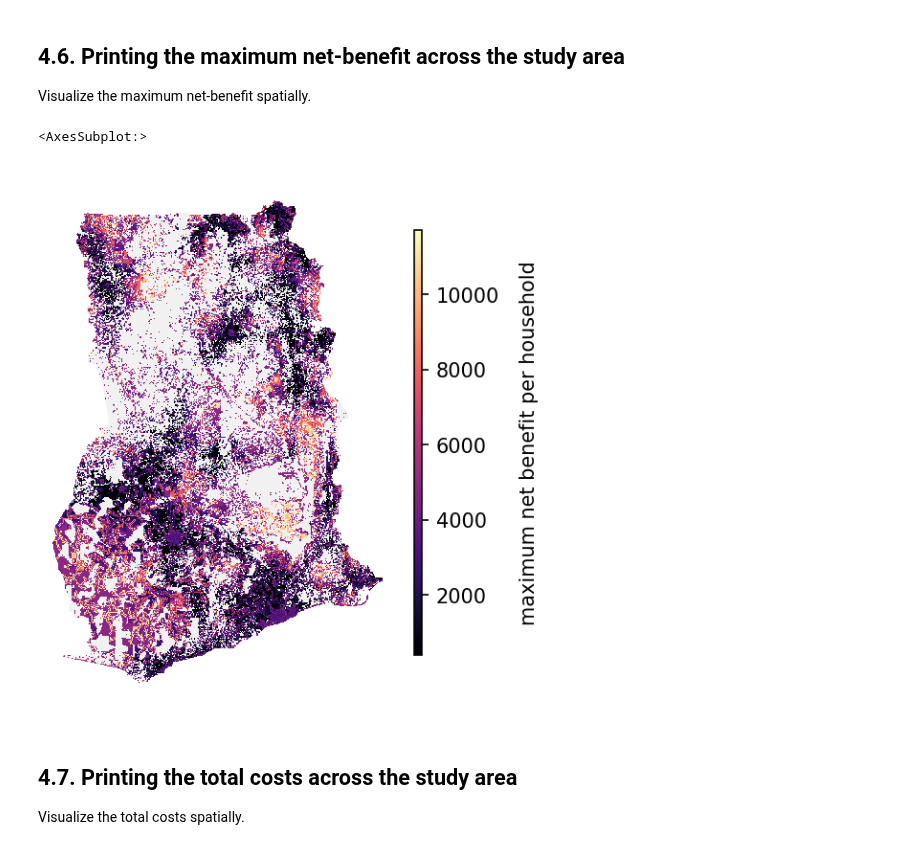
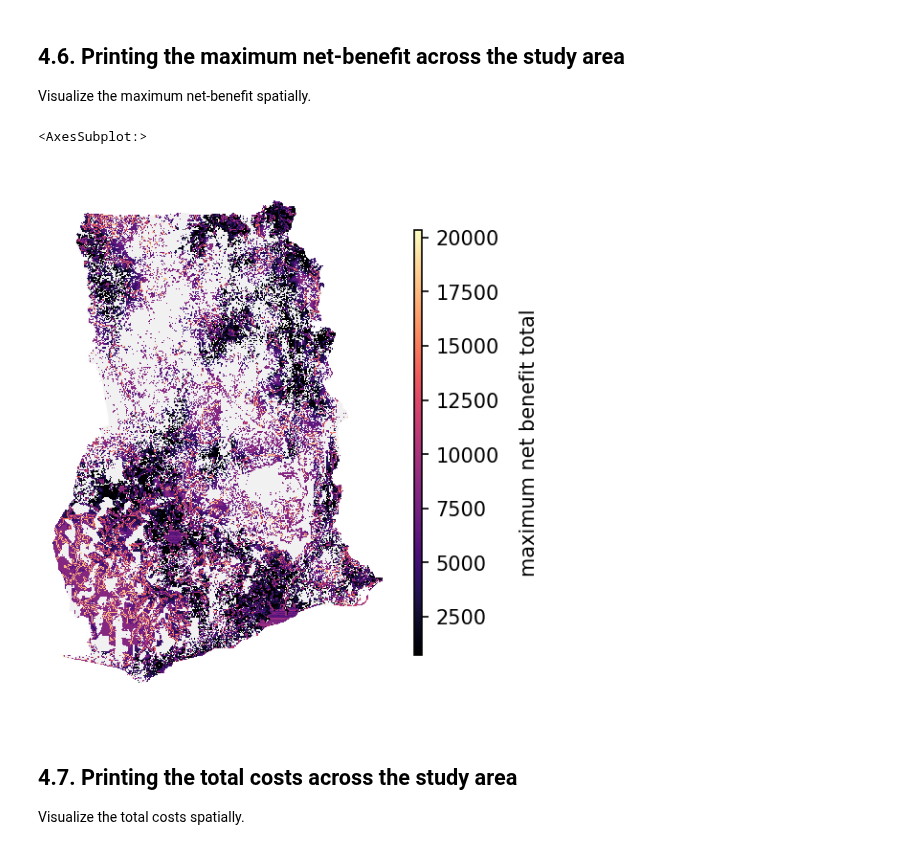
Before and after one commit to Open-Source-Spatial-Clean-Cooking-Tool/OnStove, a Jupyter notebook: example/OnStove_notebook.ipynb, the cells around one changed output. Saved outputs shown, nothing was run; the diff lists cells and outputs as text; code cells hidden in the pictures.

```diff
--- a/example/OnStove_notebook.ipynb
+++ b/example/OnStove_notebook.ipynb
@@ -532,10 +547,10 @@ results.plot_costs_benefits(labels=labels, height=1.5, width=2)
 
 Visualize the maximum net-benefit spatially.
 # %%
-results.plot('maximum_net_benefit', cmap='magma', metric='per_household')
+results.plot('maximum_net_benefit', cmap='magma', metric='total')
 # %% [output]
 <AxesSubplot:>
-[figure, old version]
+[figure, new version]
 # %% [markdown]
 ## 4.7. Printing the total costs across the study area
 
```
Also changed, not shown: parts of 19 cells of this notebook, 4 other files.
